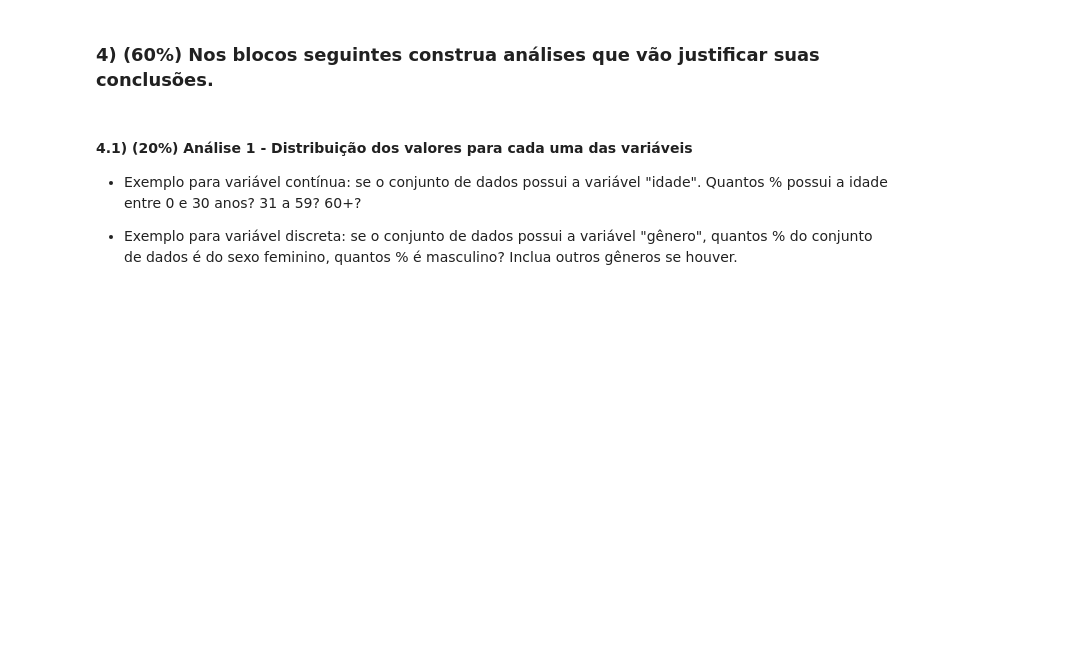
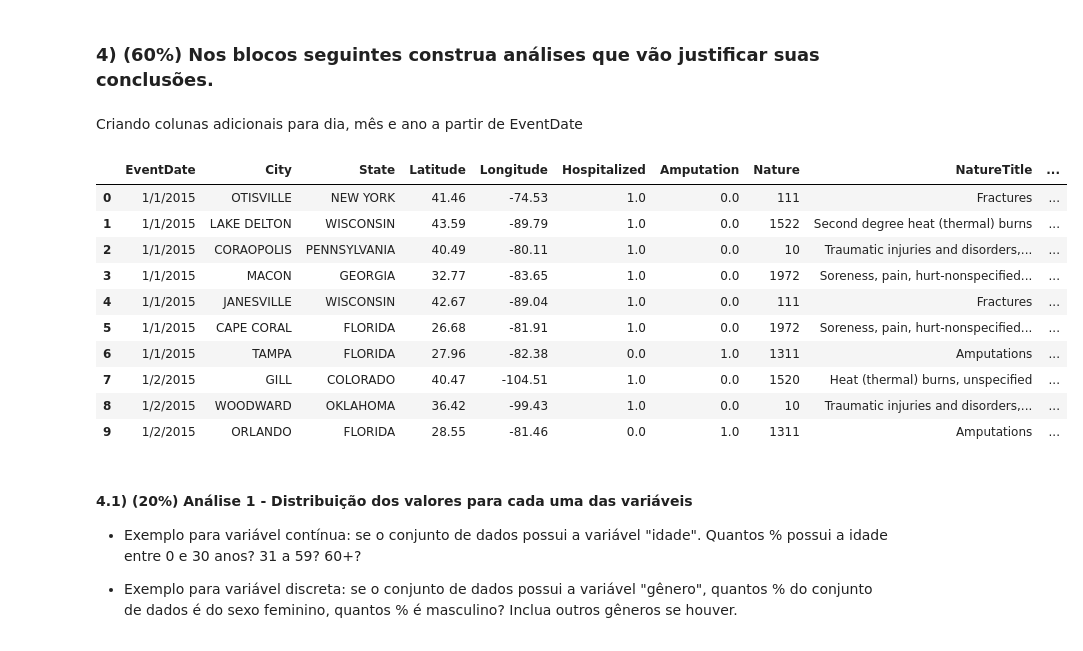
Before and after one commit to marcoguinter/aed_projeto_1, a Jupyter notebook: projeto.ipynb, the cells around one changed output. Saved outputs shown, nothing was run; the diff lists cells and outputs as text; code cells hidden in the pictures; blank space fills up the shorter version.

```diff
--- a/projeto.ipynb
+++ b/projeto.ipynb
@@ -241,3 +368,23 @@ Watford City
+# %% [markdown]
+Criando colunas adicionais para dia, mês e ano a partir de EventDate
+# %%
+df['year'] = pd.DatetimeIndex(df['EventDate']).year
+df['month'] = pd.DatetimeIndex(df['EventDate']).month
+df['day'] = pd.DatetimeIndex(df['EventDate']).day
+
+df.head(10)
+# %% [output]
+|  | EventDate | City | State | Latitude | Longitude | Hospitalized | Amputation | Nature | NatureTitle | ... |
+| 0 | 1/1/2015 | OTISVILLE | NEW YORK | 41.46 | -74.53 | 1.0 | 0.0 | 111 | Fractures | ... |
+| 1 | 1/1/2015 | LAKE DELTON | WISCONSIN | 43.59 | -89.79 | 1.0 | 0.0 | 1522 | Second degree heat (thermal) burns | ... |
+| 2 | 1/1/2015 | CORAOPOLIS | PENNSYLVANIA | 40.49 | -80.11 | 1.0 | 0.0 | 10 | Traumatic injuries and disorders,... | ... |
+| 3 | 1/1/2015 | MACON | GEORGIA | 32.77 | -83.65 | 1.0 | 0.0 | 1972 | Soreness, pain, hurt-nonspecified... | ... |
+| 4 | 1/1/2015 | JANESVILLE | WISCONSIN | 42.67 | -89.04 | 1.0 | 0.0 | 111 | Fractures | ... |
+| 5 | 1/1/2015 | CAPE CORAL | FLORIDA | 26.68 | -81.91 | 1.0 | 0.0 | 1972 | Soreness, pain, hurt-nonspecified... | ... |
+| 6 | 1/1/2015 | TAMPA | FLORIDA | 27.96 | -82.38 | 0.0 | 1.0 | 1311 | Amputations | ... |
+| 7 | 1/2/2015 | GILL | COLORADO | 40.47 | -104.51 | 1.0 | 0.0 | 1520 | Heat (thermal) burns, unspecified | ... |
+| 8 | 1/2/2015 | WOODWARD | OKLAHOMA | 36.42 | -99.43 | 1.0 | 0.0 | 10 | Traumatic injuries and disorders,... | ... |
+| 9 | 1/2/2015 | ORLANDO | FLORIDA | 28.55 | -81.46 | 0.0 | 1.0 | 1311 | Amputations | ... |
 # %% [markdown]
 #### 4.1) **(20%)** Análise 1 -  Distribuição dos valores para cada uma das variáveis
 - Exemplo para variável contínua: se o conjunto de dados possui a variável "idade". Quantos % possui a idade entre 0 e 30 anos? 31 a 59? 60+?
```
Also changed, not shown: parts of 24 cells of this notebook.
